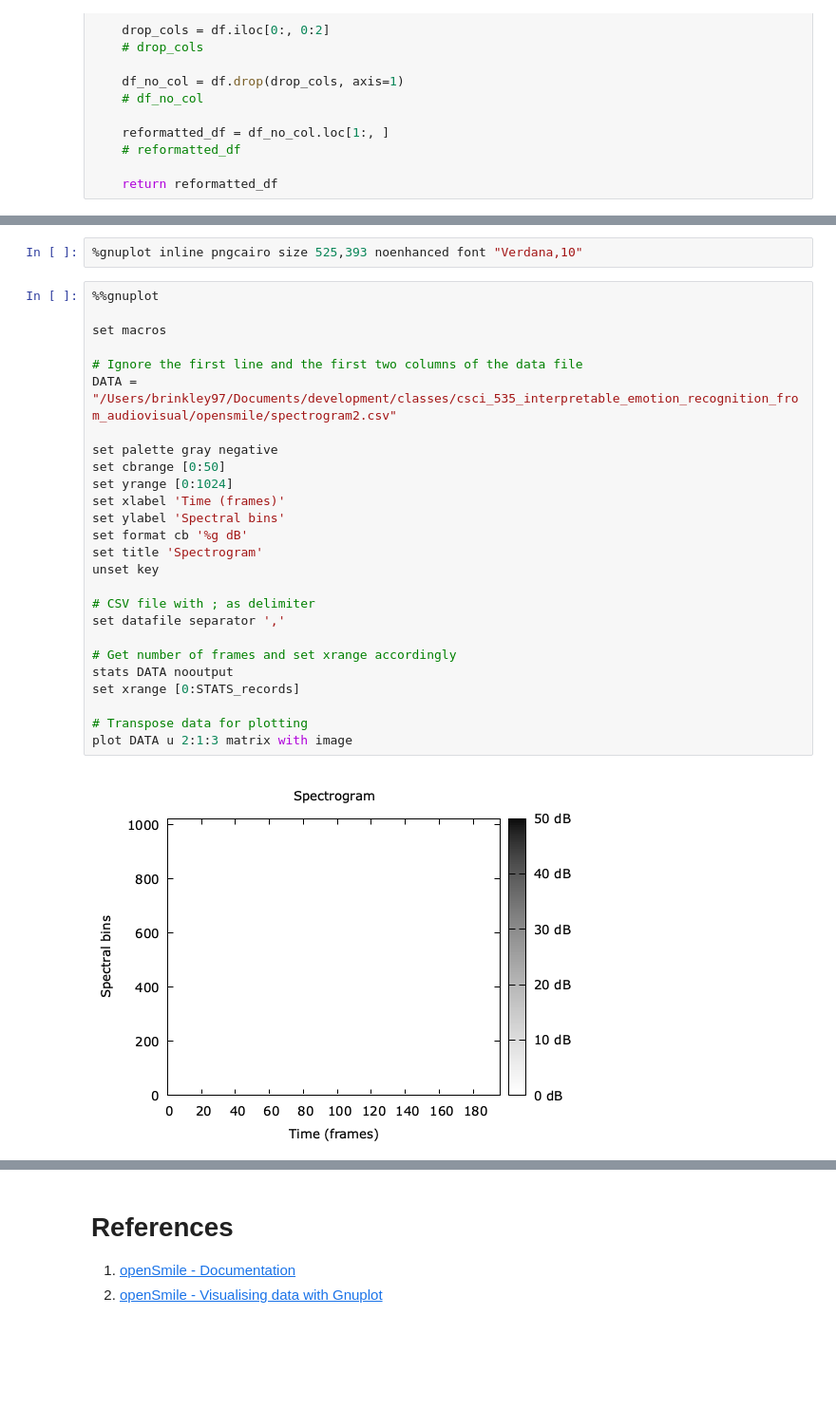
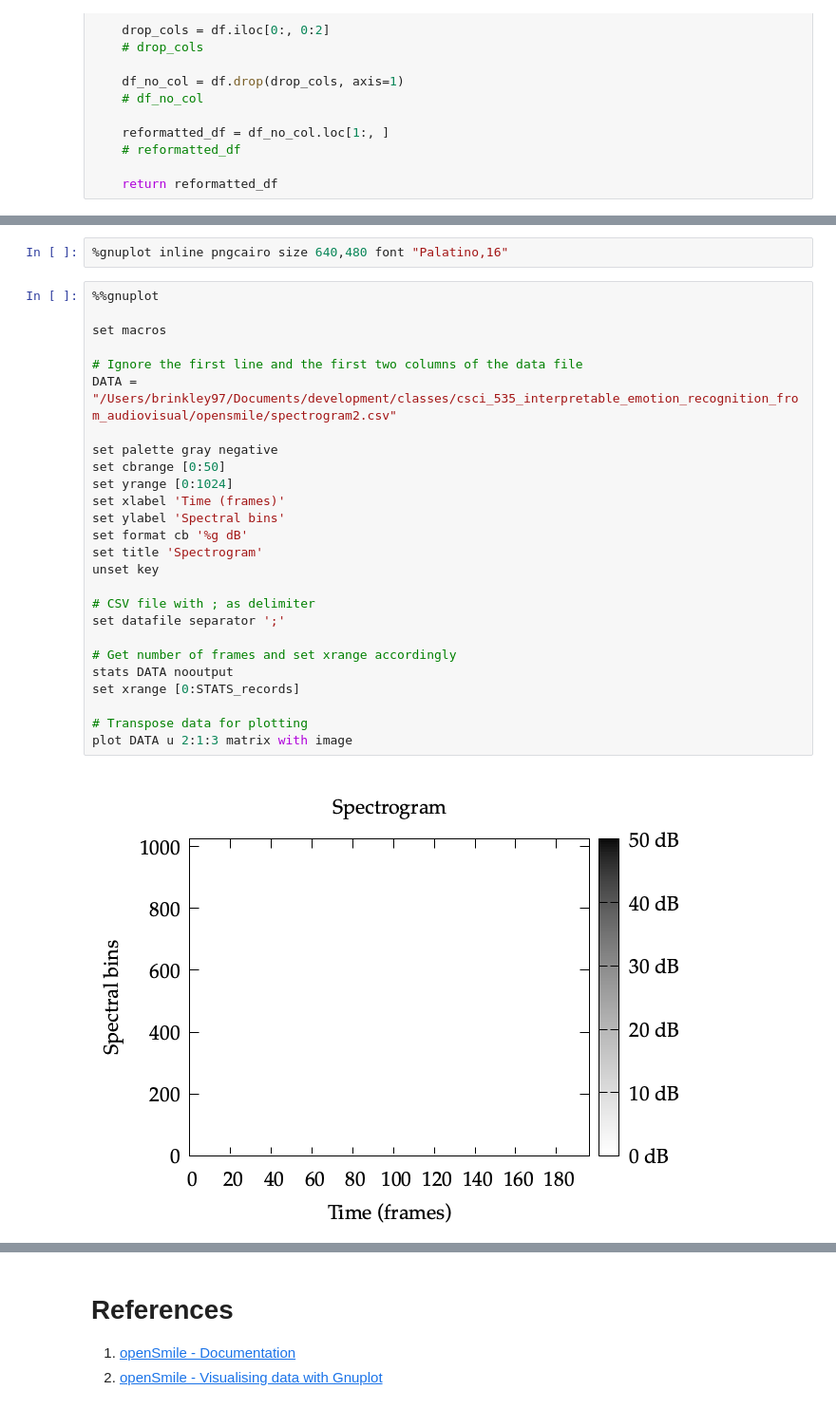
Before and after one commit to Brinkley97/csci_535_multimodal_probabilistic_learning, a Jupyter notebook: play/visualizeOpensmileEnergy.ipynb, the cells around one changed output, grey strips where cells are left out. Shown: that part at 95% size. Saved outputs shown, nothing was run; the diff lists cells and outputs as text; blank space fills up the shorter version.

```diff
--- a/play/visualizeOpensmileEnergy.ipynb
+++ b/play/visualizeOpensmileEnergy.ipynb
@@ -199,30 +229,30 @@ reformatted_spectrogram_df.to_csv(file, index=False, sep=',')
-# %%
-%gnuplot inline pngcairo size 525,393 noenhanced font "Verdana,10"
+# %%
+%gnuplot inline pngcairo size 640,480 font "Palatino,16"
 # %%
 %%gnuplot
 
 set macros
 
 # Ignore the first line and the first two columns of the data file
 DATA = "/Users/brinkley97/Documents/development/classes/csci_535_interpretable_emotion_recognition_from_audiovisual/opensmile/spectrogram2.csv"
 
 set palette gray negative
 set cbrange [0:50]
 set yrange [0:1024]
 set xlabel 'Time (frames)'
 set ylabel 'Spectral bins'
 set format cb '%g dB'
 set title 'Spectrogram'
 unset key
 
 # CSV file with ; as delimiter
-set datafile separator ','
+set datafile separator ';'
 
 # Get number of frames and set xrange accordingly
 stats DATA nooutput
 set xrange [0:STATS_records]
 
 # Transpose data for plotting
 plot DATA u 2:1:3 matrix with image
 # %% [output]
-[figure, old version]
+[figure, new version]
```
Also changed, not shown: parts of 13 cells of this notebook.
